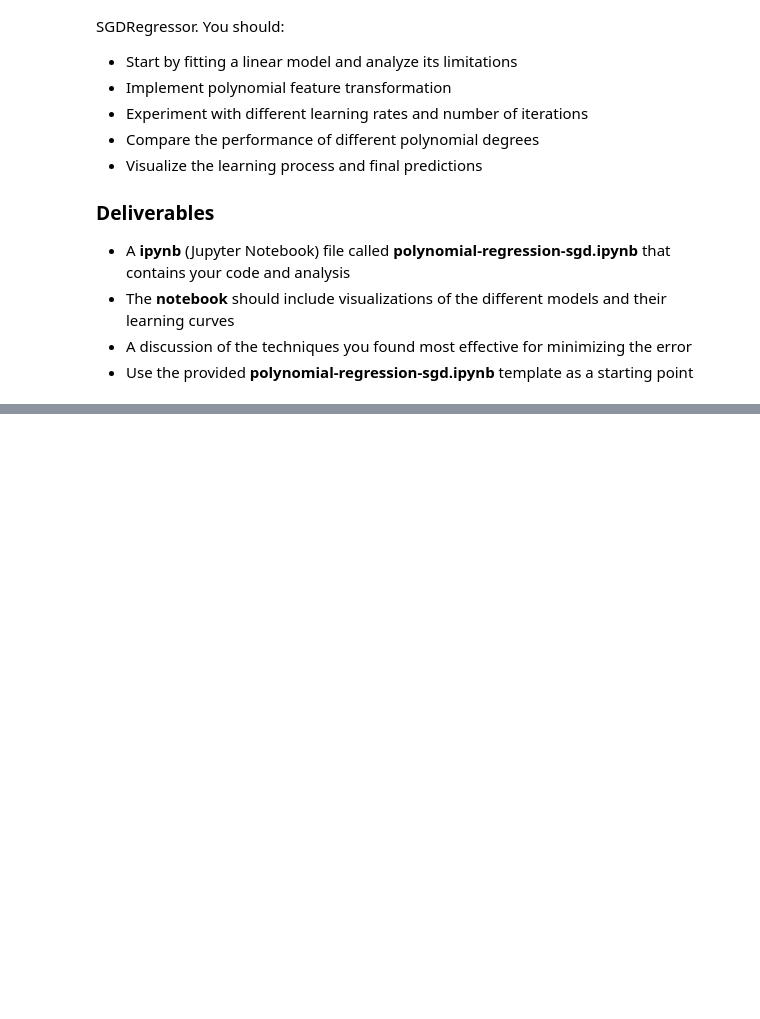
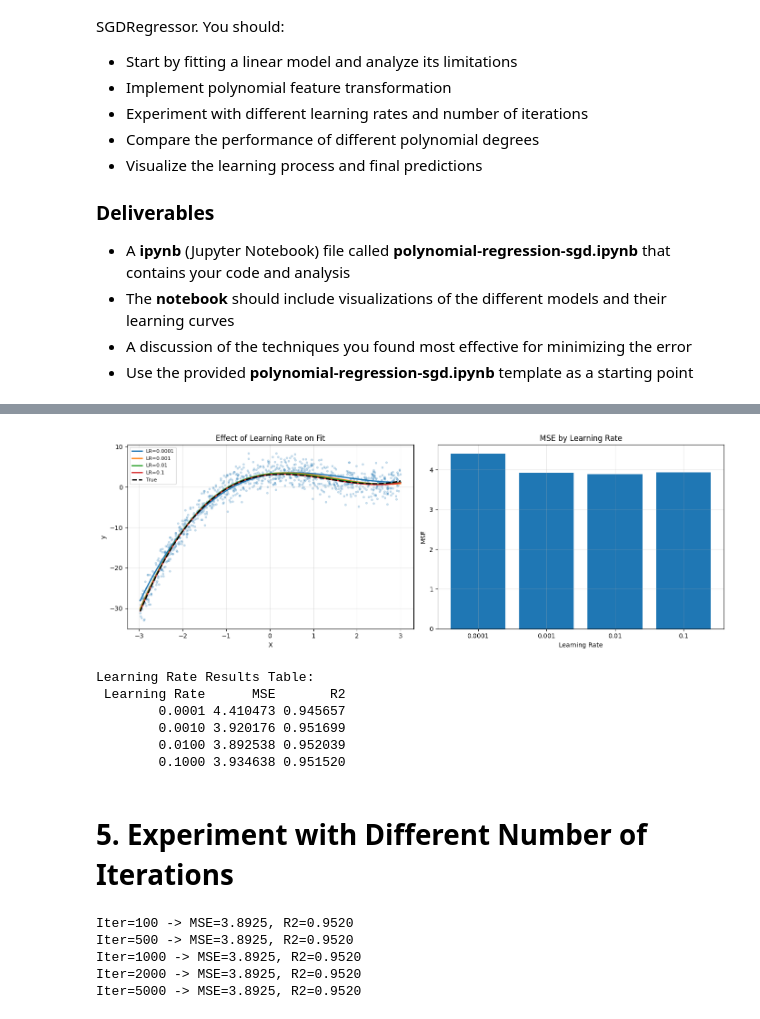
Before and after one commit to mrpunkdasilva/data-science, a Jupyter notebook: assignments/assignment-2/2.4.1.polynomial-regression-sgd.ipynb, the cells around one changed output, grey strips where cells are left out. Drawn from its saved outputs; the diff is of its cells as text; code cells hidden in the pictures; blank space fills up the shorter version.

```diff
--- a/assignments/assignment-2/2.4.1.polynomial-regression-sgd.ipynb
+++ b/assignments/assignment-2/2.4.1.polynomial-regression-sgd.ipynb
@@ -45,0 +186,60 @@ Your task is to explore different approaches to fit this non-linear data using S
+# %%
+fig, axes = plt.subplots(1, 2, figsize=(14, 5))
+
+for i, (lr, sgd, poly, scaler) in enumerate(predictions_lr):
+    X_poly_plot = poly.transform(x_sorted.reshape(-1, 1))
+    X_poly_scaled = scaler.transform(X_poly_plot)
+    y_plot = sgd.predict(X_poly_scaled)
+    axes[0].plot(x_sorted, y_plot, linewidth=2, label=f'LR={lr}')
+
+axes[0].scatter(X, y, alpha=0.2, s=8)
+axes[0].plot(x_sorted, y_sorted, 'k--', linewidth=2, label='True')
+axes[0].set_title('Effect of Learning Rate on Fit')
+axes[0].set_xlabel('X')
+axes[0].set_ylabel('y')
+axes[0].legend(fontsize=8)
+axes[0].grid(True, alpha=0.3)
+
+df_lr = pd.DataFrame(results_lr)
+axes[1].bar(df_lr['Learning Rate'].astype(str), df_lr['MSE'])
+axes[1].set_title('MSE by Learning Rate')
+axes[1].set_xlabel('Learning Rate')
+axes[1].set_ylabel('MSE')
+axes[1].grid(True, alpha=0.3)
+
+plt.tight_layout()
+plt.savefig('data/learning_rate_comparison.png', dpi=150, bbox_inches='tight')
+plt.show()
+
+df_lr.to_csv('data/learning_rate_results.csv', index=False)
+print('\nLearning Rate Results Table:')
+print(df_lr.to_string(index=False))
+# %% [output]
+[figure, added]
+Learning Rate Results Table:
+ Learning Rate      MSE       R2
+        0.0001 4.410473 0.945657
+        0.0010 3.920176 0.951699
+        0.0100 3.892538 0.952039
+        0.1000 3.934638 0.951520
+# %% [markdown]
+# 5. Experiment with Different Number of Iterations
+# %%
+iterations_list = [100, 500, 1000, 2000, 5000]
+degree = 3
+lr = 0.01
+
+results_iter = []
+predictions_iter = []
+
+for n_iter in iterations_list:
+    sgd, poly, scaler, mse, r2, y_pred = train_poly_sgd(X, y, degree, learning_rate=lr, n_iter=n_iter)
+    results_iter.append({'Iterations': n_iter, 'MSE': mse, 'R2': r2})
+    predictions_iter.append((n_iter, sgd, poly, scaler))
+    print(f'Iter={n_iter} -> MSE={mse:.4f}, R2={r2:.4f}')
+# %% [output]
+Iter=100 -> MSE=3.8925, R2=0.9520
+Iter=500 -> MSE=3.8925, R2=0.9520
+Iter=1000 -> MSE=3.8925, R2=0.9520
+Iter=2000 -> MSE=3.8925, R2=0.9520
+Iter=5000 -> MSE=3.8925, R2=0.9520
```
Also changed, not shown: parts of 27 cells of this notebook, 13 other files.
